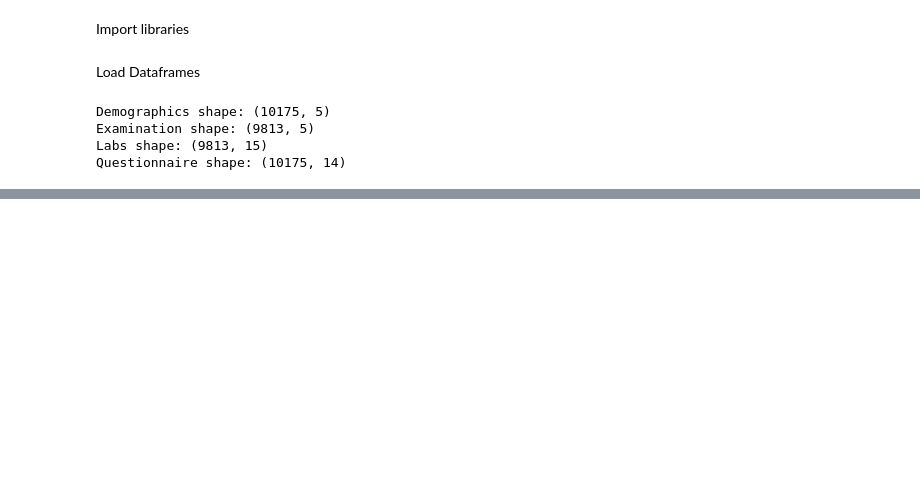
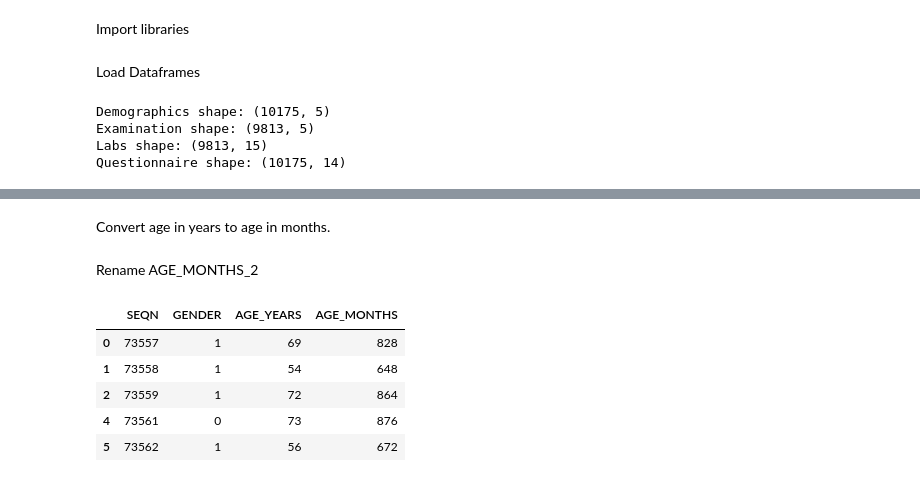
Before and after one commit to FrancoPalavicinoG/cellia, a Jupyter notebook: notebooks/02_ETL.ipynb, the cells around one changed output, grey strips where cells are left out. Drawn from its saved outputs; the diff is of its cells as text; code cells hidden in the pictures; blank space fills up the shorter version.

```diff
--- a/notebooks/02_ETL.ipynb
+++ b/notebooks/02_ETL.ipynb
@@ -36,0 +104,23 @@ Questionnaire shape: (10175, 14)
+# %%
+df_demo['AGE_YEARS'] = df_demo['AGE_YEARS'].replace({7777: np.nan, 9999: np.nan})
+# %% [markdown]
+Convert age in years to age in months.
+# %%
+def age_years_to_months(df, col_years='AGE_YEARS', col_months='AGE_MONTHS_2'):
+    df[col_months] = df[col_years] * 12
+    return df
+# %%
+df_demo = age_years_to_months(df_demo)
+# %% [markdown]
+Rename AGE_MONTHS_2
+# %%
+df_demo = df_demo.rename(columns={'AGE_MONTHS_2': 'AGE_MONTHS'})
+# %%
+display(df_demo.head())
+# %% [output]
+|  | SEQN | GENDER | AGE_YEARS | AGE_MONTHS |
+| 0 | 73557 | 1 | 69 | 828 |
+| 1 | 73558 | 1 | 54 | 648 |
+| 2 | 73559 | 1 | 72 | 864 |
+| 4 | 73561 | 0 | 73 | 876 |
+| 5 | 73562 | 1 | 56 | 672 |
```
Also changed, not shown: parts of 17 cells of this notebook.
